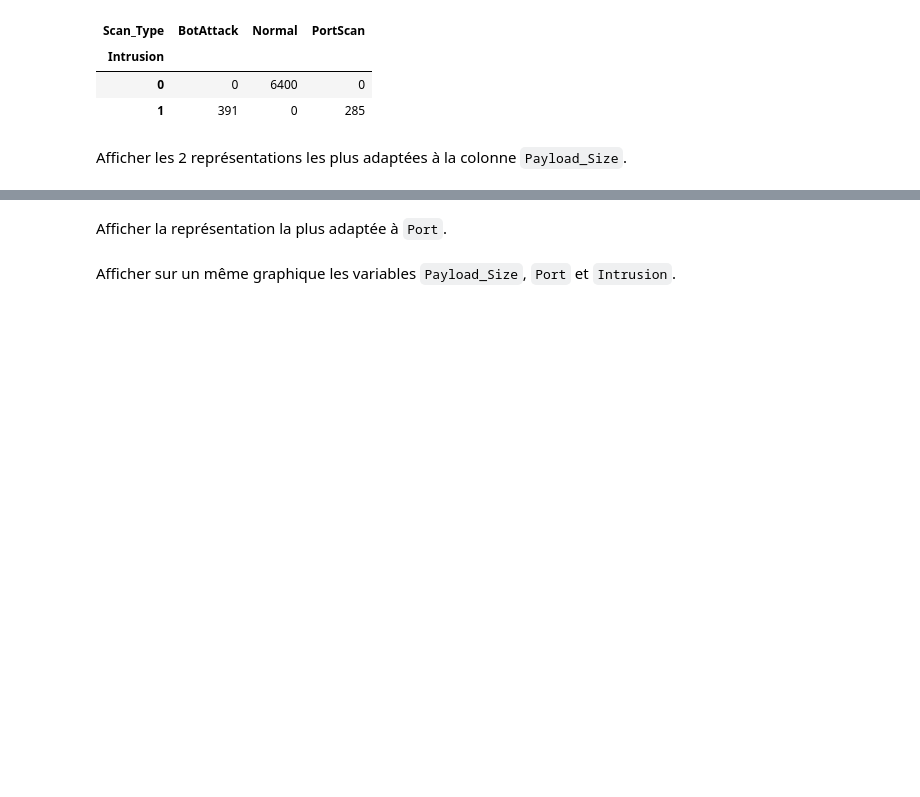
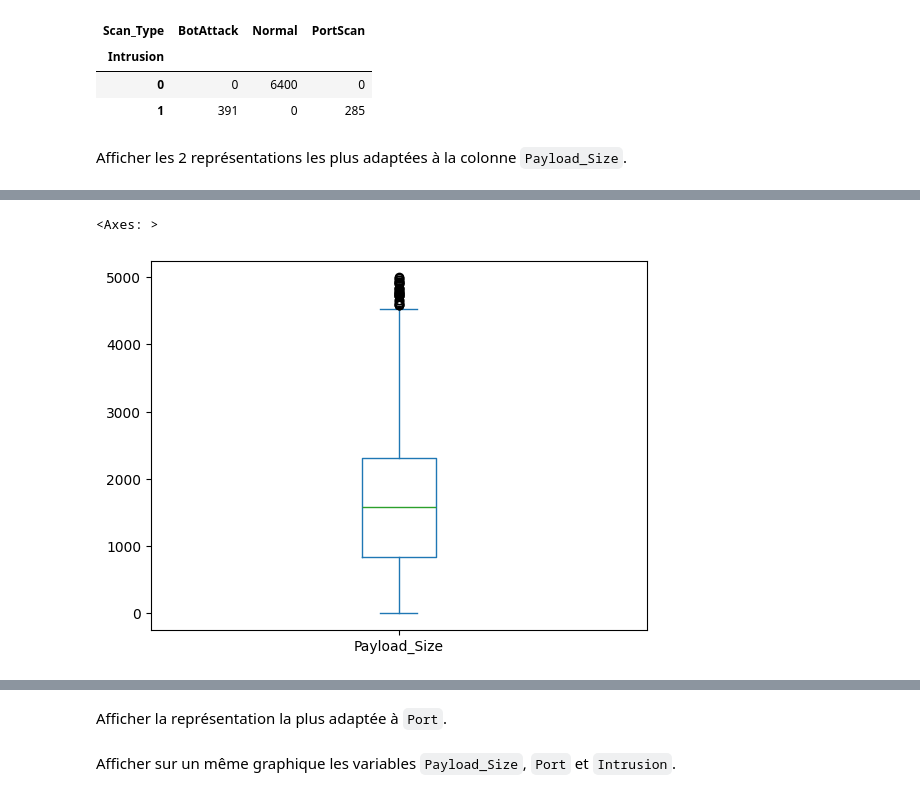
Before and after one commit to argonaultes-education/trde703-etl-auxerre-i1-2026, a Jupyter notebook: intrusion.ipynb, the cells around one changed output, grey strips where cells are left out. Cells and saved outputs as stored; diff of their text form; code cells hidden in the pictures; blank space fills up the shorter version.

Commit message:
graph intrusion

```diff
--- a/intrusion.ipynb
+++ b/intrusion.ipynb
@@ -76,0 +89,5 @@ Afficher les 2 représentations les plus adaptées à la colonne `Payload_Size`.
+# %%
+intrusion_df['Payload_Size'].plot(kind='box')
+# %% [output]
+<Axes: >
+[figure, added]
```
Also changed, not shown: parts of 2 cells of this notebook.
